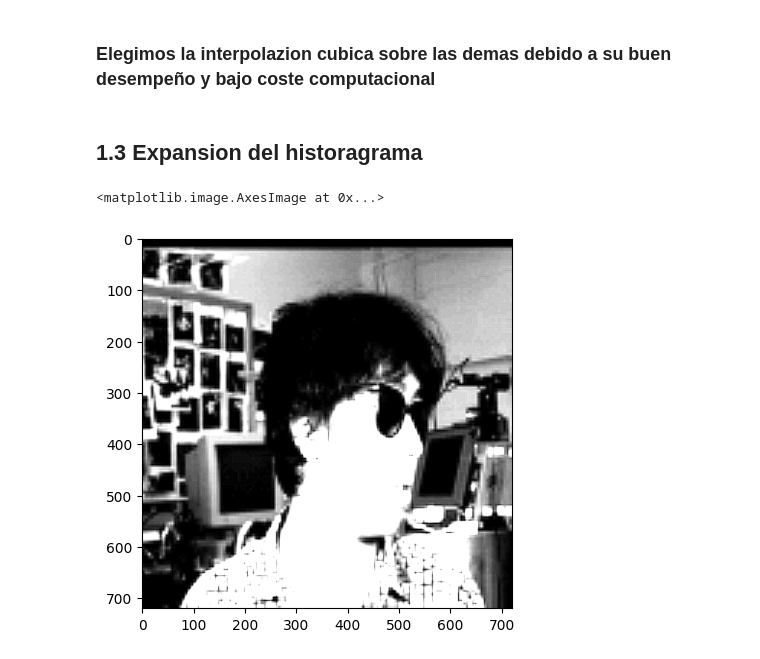
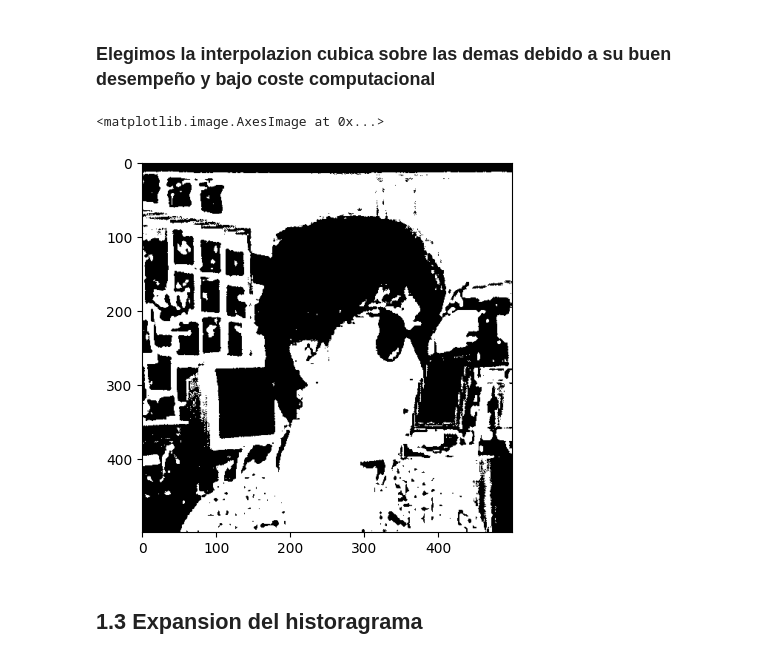
Before and after one commit to dgilrua/proyecto3-analitica, a Jupyter notebook: main.ipynb, the cells around one changed output. Drawn from its saved outputs; the diff is of its cells as text; code cells hidden in the pictures.

```diff
--- a/main.ipynb
+++ b/main.ipynb
@@ -68,2 +78,7 @@ plt.show()
+# %%
+plt.imshow(img_brillante_treshold, cmap='gray')
+# %% [output]
+<matplotlib.image.AxesImage at 0x...>
+[figure, added]
 # %% [markdown]
 ## 1.3 Expansion del historagrama
@@ -74,5 +84,0 @@ imagen_modificada = cv2.add(sharpened_img_linear, matriz)
-# %%
-plt.imshow(imagen_modificada, cmap='gray')
-# %% [output]
-<matplotlib.image.AxesImage at 0x...>
-[figure, removed]
```
Also changed, not shown: parts of 8 cells of this notebook.
